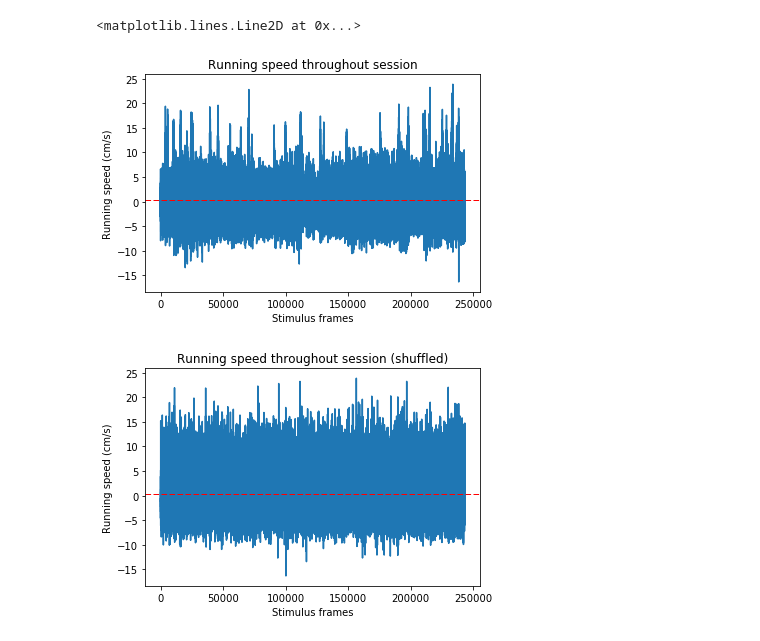
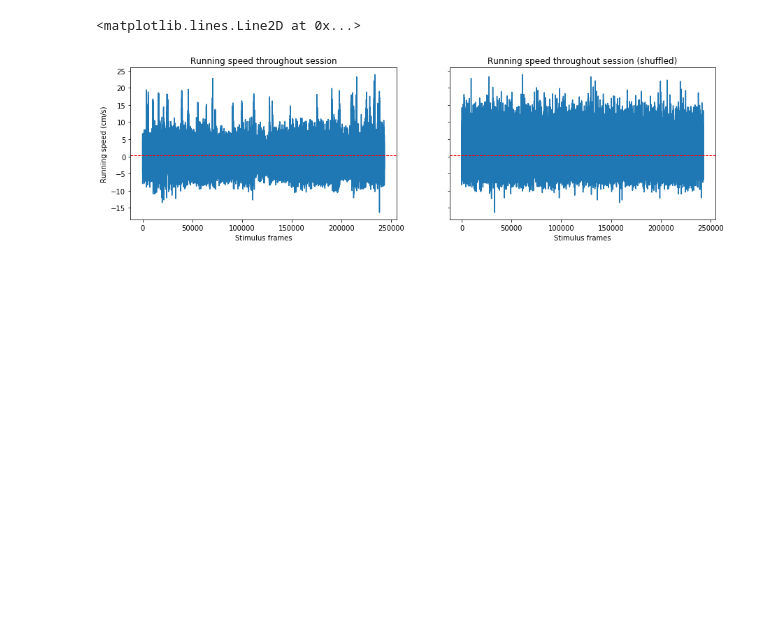
Before and after one commit to colleenjg/OpenScope_CA_Analysis, a Jupyter notebook: run_stim_crosscorr.ipynb, the cells around one changed output. Saved outputs shown, nothing was run; the diff lists cells and outputs as text; code cells hidden in the pictures; blank space fills up the shorter version.

Commit message:
additional running analyses adn fixes (NaNs)

```diff
--- a/run_stim_crosscorr.ipynb
+++ b/run_stim_crosscorr.ipynb
@@ -268,7 +288,7 @@ class Experiment(object):
             print('stimulus alignment pickle already exists.')
 
         with open(self.align_pkl_name, 'rb') as f:
-            self.align_df = pickle.load(f)
+            self.align_df = pandas.read_pickle(f)
 
     # load running speed array as an attribute
     def load_run(self):
@@ -309,24 +328,21 @@ AttributeError: 'list' object has no attribute 'copy'
 # %%
 # plot running across all blocks
-fig1a, ax1a = plt.subplots()
-ax1a.plot(exp.run_array)
-ax1a.set_title('Running speed throughout session')
-ax1a.set_ylabel('Running speed (cm/s)')
-ax1a.set_xlabel('Stimulus frames')
-ax1a.axhline(y=np.mean(exp.run_array), ls='dashed', c='r', lw='1')
+fig1a, ax1a = plt.subplots(ncols=2, sharey=True, figsize=(15, 4))
+ax1a[0].plot(exp.run_array)
+ax1a[0].set_title('Running speed throughout session')
+ax1a[0].set_ylabel('Running speed (cm/s)')
+ax1a[0].set_xlabel('Stimulus frames')
+ax1a[0].axhline(y=np.mean(exp.run_array), ls='dashed', c='r', lw='1')
 
-fig1b, ax1b = plt.subplots()
 temp_rand = exp.run_array.copy()
 np.random.shuffle(temp_rand)
-ax1b.plot(temp_rand)
-ax1b.set_title('Running speed throughout session (shuffled)')
-ax1b.set_ylabel('Running speed (cm/s)')
-ax1b.set_xlabel('Stimulus frames')
-ax1b.axhline(y=np.mean(temp_rand), ls='dashed', c='r', lw='1')
+ax1a[1].plot(temp_rand)
+ax1a[1].set_title('Running speed throughout session (shuffled)')
+ax1a[1].set_xlabel('Stimulus frames')
+ax1a[1].axhline(y=np.mean(temp_rand), ls='dashed', c='r', lw='1')
 # %% [output]
 <matplotlib.lines.Line2D at 0x...>
-[figure, old version]
+[figure, new version]
-[figure, removed]
 # %%
 # plot running across gabor blocks
 gab_run_rand = []
```
Also changed, not shown: parts of 17 cells of this notebook.
